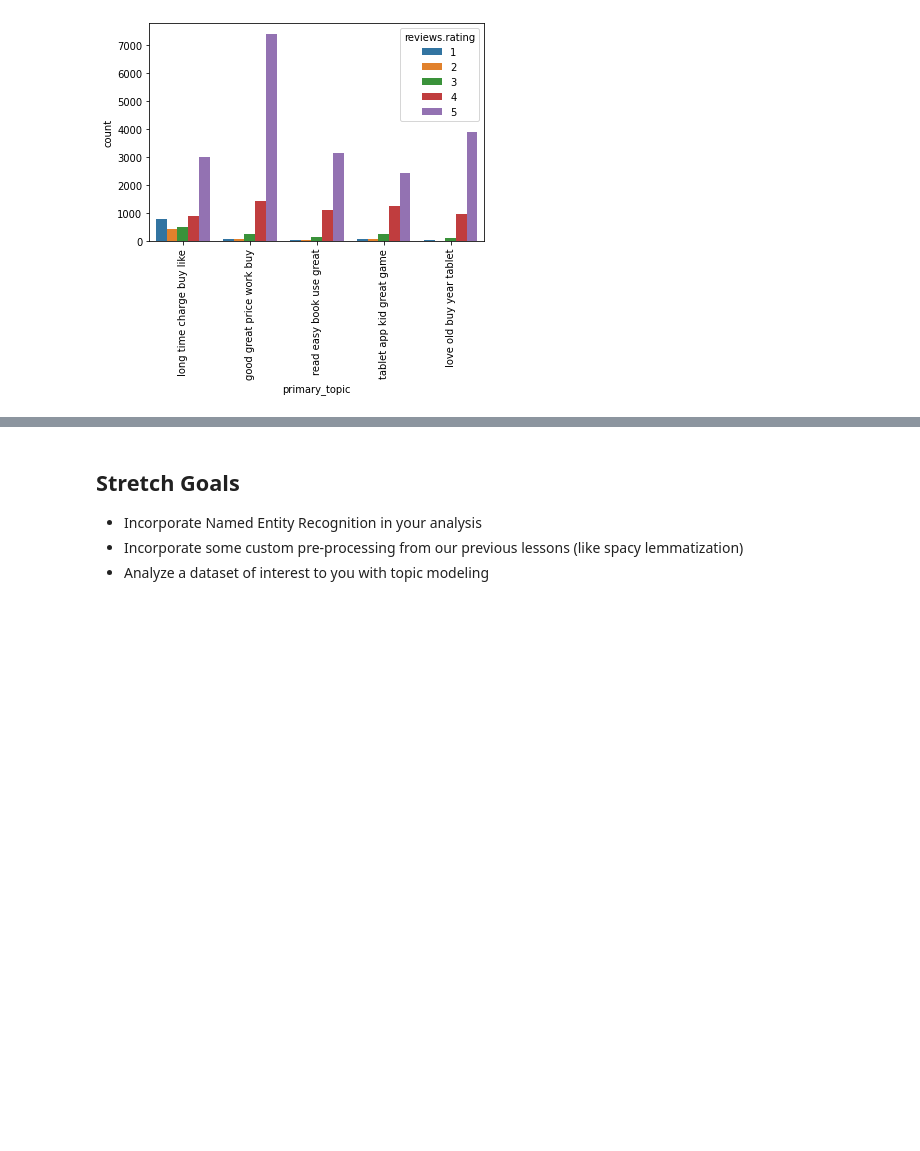
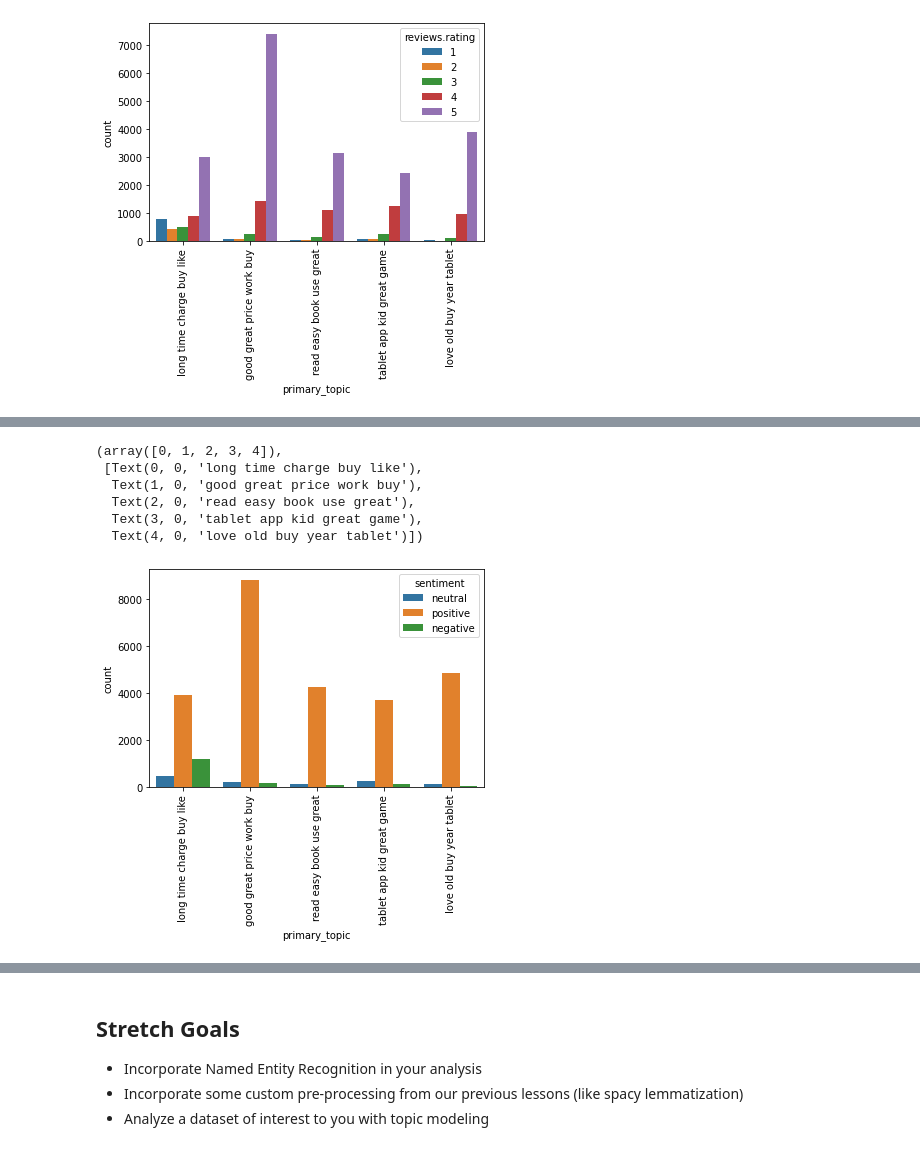
Before and after one commit to JeffreyAsuncion/DS-Unit-4-Sprint-1-NLP, a Jupyter notebook: module4-topic-modeling/LS_DS_414_Topic_Modeling_Assignment.ipynb, the cells around one changed output, grey strips where cells are left out. Saved outputs shown, nothing was run; the diff lists cells and outputs as text; code cells hidden in the pictures; blank space fills up the shorter version.

```diff
--- a/module4-topic-modeling/LS_DS_414_Topic_Modeling_Assignment.ipynb
+++ b/module4-topic-modeling/LS_DS_414_Topic_Modeling_Assignment.ipynb
@@ -281,0 +367,29 @@ plt.xticks(rotation=90)
+# %%
+doc_topics = [lda[doc] for doc in corpus]
+# %%
+def update(doc):
+        d_dist = {k:0 for k in range(0,5)}
+        for t in doc:
+            d_dist[t[0]] = t[1]
+        return d_dist
+
+new_distro = [update(d) for d in doc_topics]
+# %%
+dft = pd.DataFrame.from_records(new_distro)
+dft.columns = topics
+# %%
+df['primary_topic'] = dft.idxmax(axis=1)
+# %%
+import seaborn as sns
+import matplotlib.pyplot as plt
+
+ax = sns.countplot(x="primary_topic", hue="sentiment", data=df)
+plt.xticks(rotation=90)
+# %% [output]
+(array([0, 1, 2, 3, 4]),
+ [Text(0, 0, 'long time charge buy like'),
+  Text(1, 0, 'good great price work buy'),
+  Text(2, 0, 'read easy book use great'),
+  Text(3, 0, 'tablet app kid great game'),
+  Text(4, 0, 'love old buy year tablet')])
+[figure, added]
```
Also changed, not shown: parts of 13 cells of this notebook, 2 other files.
